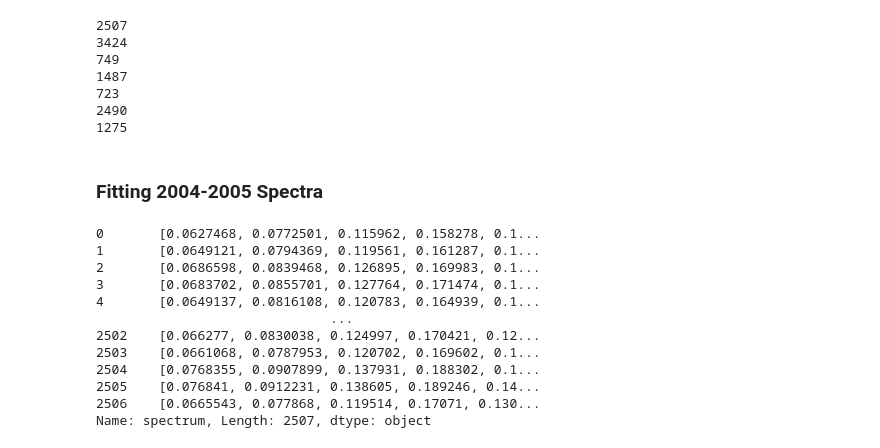
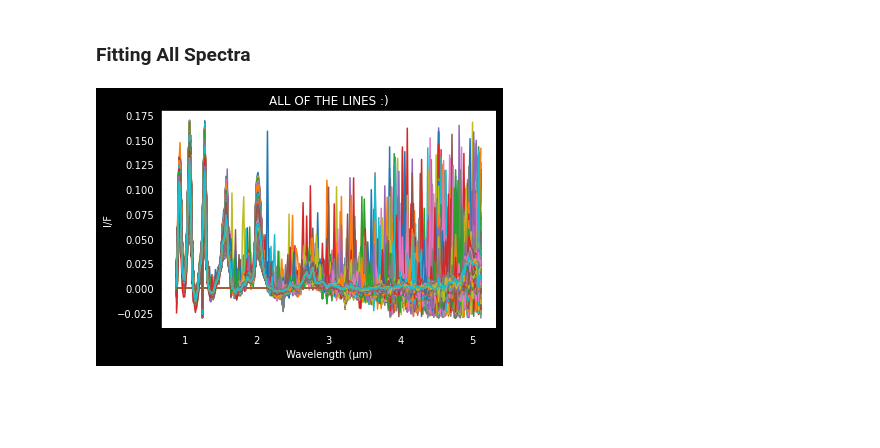
Before and after one commit to lucaslibshutz/spectralResearch, a Jupyter notebook: spectral_fitting_4.5.ipynb, the cells around one changed output. Cells and saved outputs as stored; diff of their text form; code cells hidden in the pictures; blank space fills up the shorter version.

Commit message:
plotted shift and every spectrum

```diff
--- a/spectral_fitting_4.5.ipynb
+++ b/spectral_fitting_4.5.ipynb
@@ -57,28 +46,41 @@ for number in new_array:
-# %%
-for part in time_list:
-    print(part.size)
-# %% [output]
-2507
-3424
-749
-1487
-723
-2490
-1275
+# %%
+df_list = []
+for number in new_array:
+    my_string = 'spec'+number+" = df"+number+"['spectrum']"
+    exec(my_string)
+    spec = 'spec'+number
+    new_spec = locals()[spec]
+    df_list.append(new_spec)
 # %% [markdown]
-### Fitting 2004-2005 Spectra
+### Fitting All Spectra
-# %%
-spec_0405
-# %% [output]
-0       [0.0627468, 0.0772501, 0.115962, 0.158278, 0.1...
-1       [0.0649121, 0.0794369, 0.119561, 0.161287, 0.1...
-2       [0.0686598, 0.0839468, 0.126895, 0.169983, 0.1...
-3       [0.0683702, 0.0855701, 0.127764, 0.171474, 0.1...
-4       [0.0649137, 0.0816108, 0.120783, 0.164939, 0.1...
-                              ...
-2502    [0.066277, 0.0830038, 0.124997, 0.170421, 0.12...
-2503    [0.0661068, 0.0787953, 0.120702, 0.169602, 0.1...
-2504    [0.0768355, 0.0907899, 0.137931, 0.188302, 0.1...
-2505    [0.076841, 0.0912231, 0.138605, 0.189246, 0.14...
-2506    [0.0665543, 0.077868, 0.119514, 0.17071, 0.130...
-Name: spectrum, Length: 2507, dtype: object
+# %%
+#Define all fit spectra under one single list (specific year groups will be added later)
+total_list = [] #total SPECTRUM list
+for df in df_list:
+    for spectrum in df:
+        fit_thing = single_fit(spectrum)
+        total_list.append(fit_thing)
+
+# Convert all lists objects within total_list to numpy arrays
+total_array = np.asarray(total_list)
+# %%
+%matplotlib inline
+mean_list = [] #List for shift to be plotted later
+plt.figure(facecolor='black') # Must go before plt.plot() statement to work properly
+for spectrum in total_array:
+    k = 0
+    for number in spectrum:
+        if ((number >= .17) or (number <= -.03)): #Filtering out spectra with too high or too low I/F values
+            k += 1
+    if k == 0:
+        plt.plot(vims_wave,spectrum)
+        my_shift_value = shift_ret(spectrum)
+        mean_list.append(my_shift_value)
+plt.title('ALL OF THE LINES :)',color='white')
+plt.xticks(color='white') #SETTING AXES TO WHITE - change these to black if you cannot read figure on repo or in standard notebook
+plt.yticks(color='white')
+plt.xlabel('Wavelength (µm)',color='white')
+plt.ylabel('I/F',color='white')
+plt.show()
+# %% [output]
+[figure, added]
```
Also changed, not shown: parts of 6 cells of this notebook, 1 other file.
